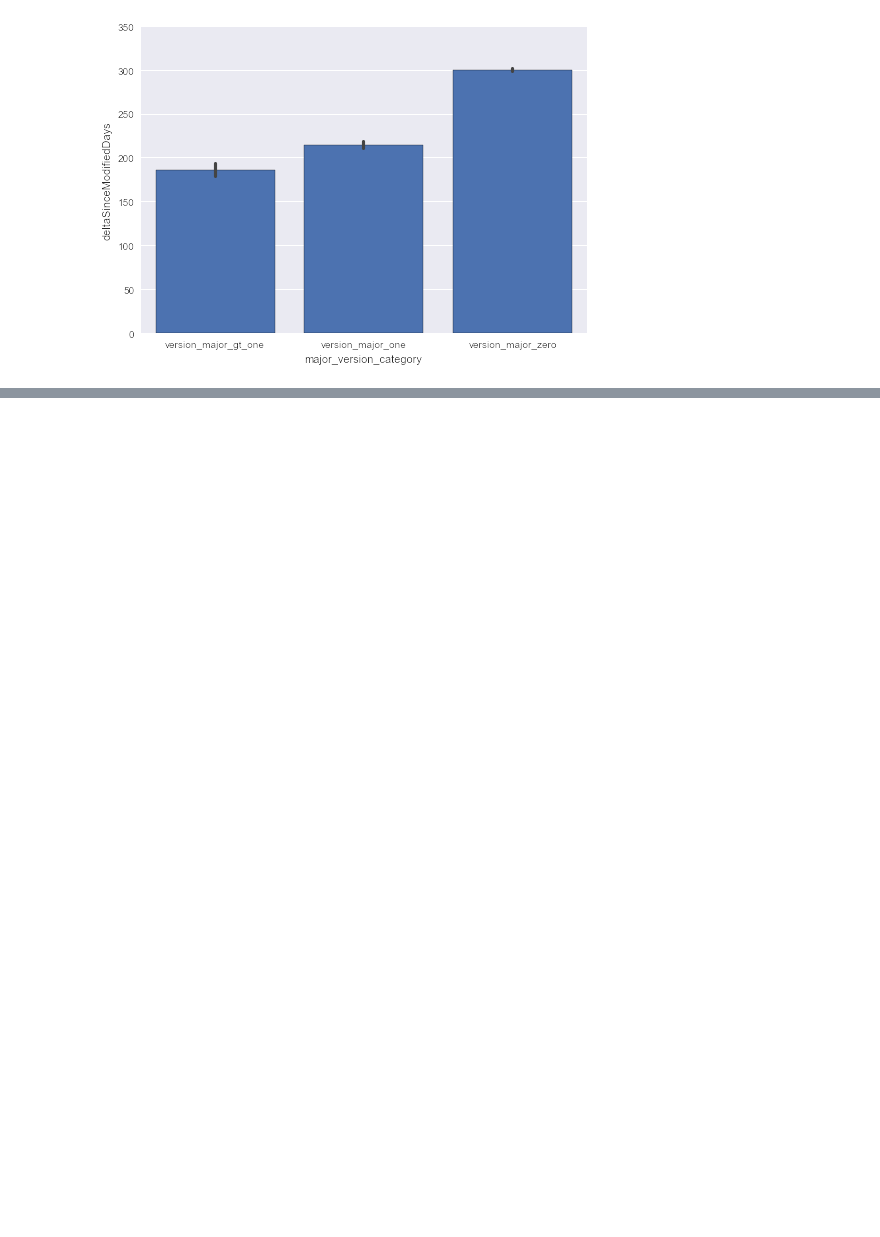
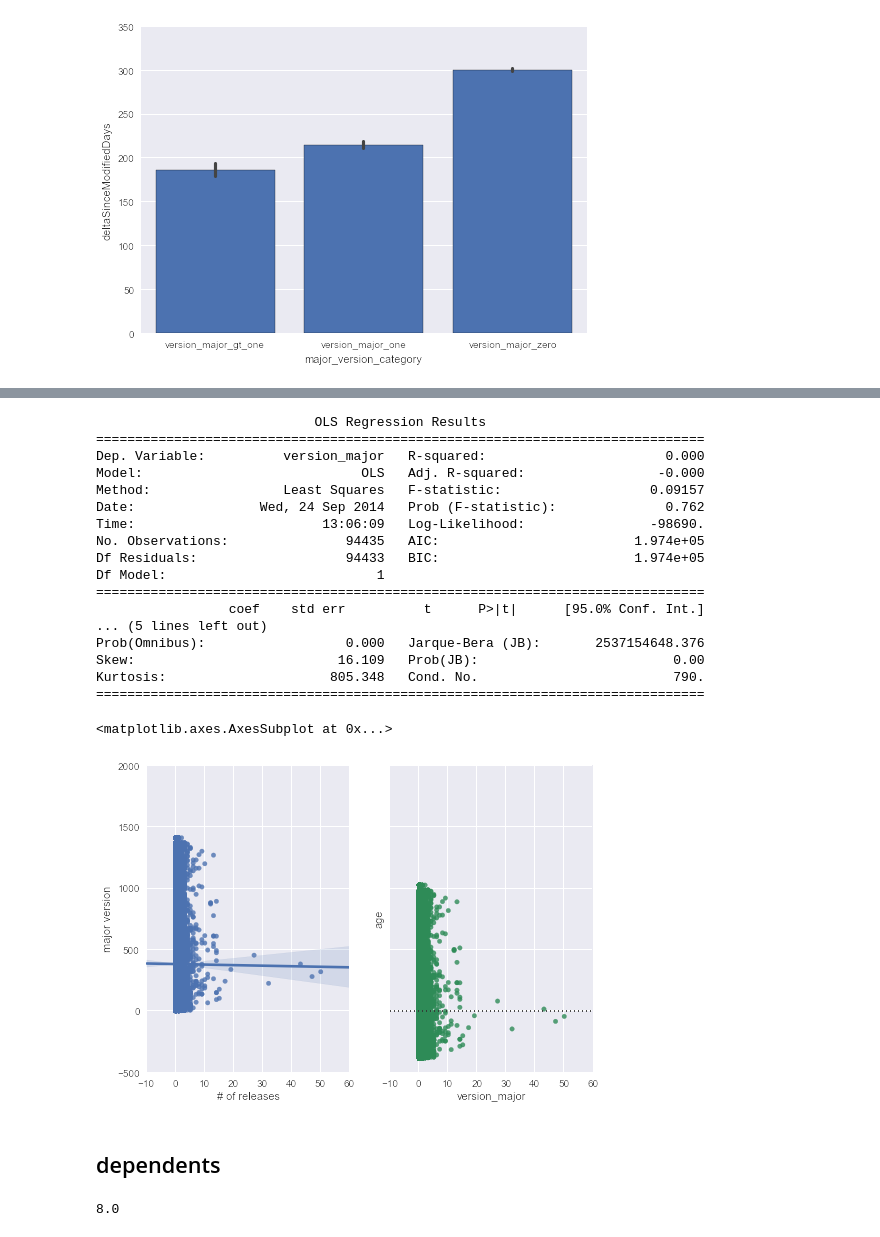
Before and after one commit to iros/local-npmjs-skimdb, a Jupyter notebook: analysis/various stats analysis.ipynb, the cells around one changed output, grey strips where cells are left out. Drawn from its saved outputs; the diff is of its cells as text; code cells hidden in the pictures; blank space fills up the shorter version.

```diff
--- a/analysis/various stats analysis.ipynb
+++ b/analysis/various stats analysis.ipynb
@@ -364,0 +410,41 @@ len(all_packages[all_packages['deltaSinceModifiedDays'] < 365/4.0]) / float(len(
+# %%
+# higher major version -> more releases
+s = all_packages
+x = 'version_major'
+y = 'age'
+
+mod = ols(formula='version_major ~ age', data=s)
+res = mod.fit()
+print res.summary()
+
+f, (ax1, ax2) = plt.subplots(1, 2, sharey=True)
+sns.regplot(x, y, s, ax=ax1)
+ax1.set(xlabel="# of releases", ylabel="major version");
+sns.residplot(x, y, s, color="seagreen", ax=ax2)
+# %% [output]
+                            OLS Regression Results
+==============================================================================
+Dep. Variable:          version_major   R-squared:                       0.000
+Model:                            OLS   Adj. R-squared:                 -0.000
+Method:                 Least Squares   F-statistic:                   0.09157
+Date:                Wed, 24 Sep 2014   Prob (F-statistic):              0.762
+Time:                        13:06:09   Log-Likelihood:                -98690.
+No. Observations:               94435   AIC:                         1.974e+05
+Df Residuals:                   94433   BIC:                         1.974e+05
+Df Model:                           1
+==============================================================================
+                 coef    std err          t      P>|t|      [95.0% Conf. Int.]
+... (5 lines left out)
+Prob(Omnibus):                  0.000   Jarque-Bera (JB):       2537154648.376
+Skew:                          16.109   Prob(JB):                         0.00
+Kurtosis:                     805.348   Cond. No.                         790.
+==============================================================================
+<matplotlib.axes.AxesSubplot at 0x...>
+[figure, added]
+# %% [markdown]
+## dependents
+# %%
+q95 = all_packages['deep_dependents'].quantile(q=.95)
+print q95
+# %% [output]
+8.0
```
Also changed, not shown: parts of 13 cells of this notebook, 1 other file.
